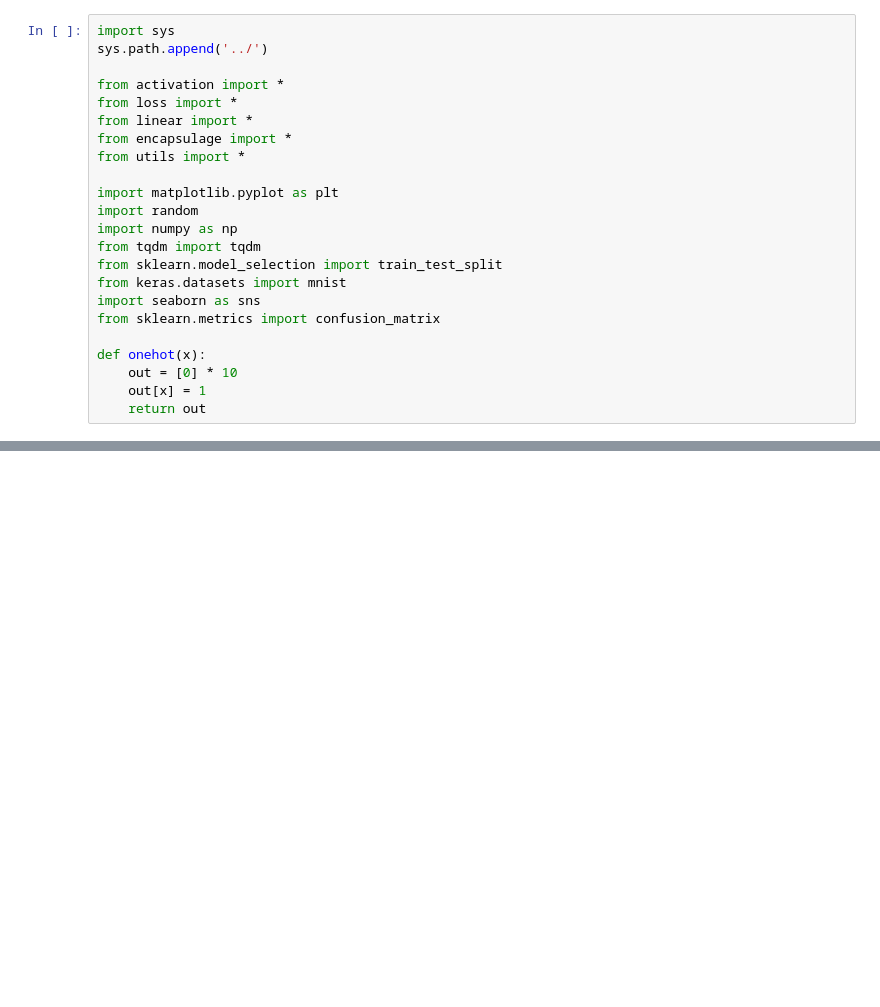
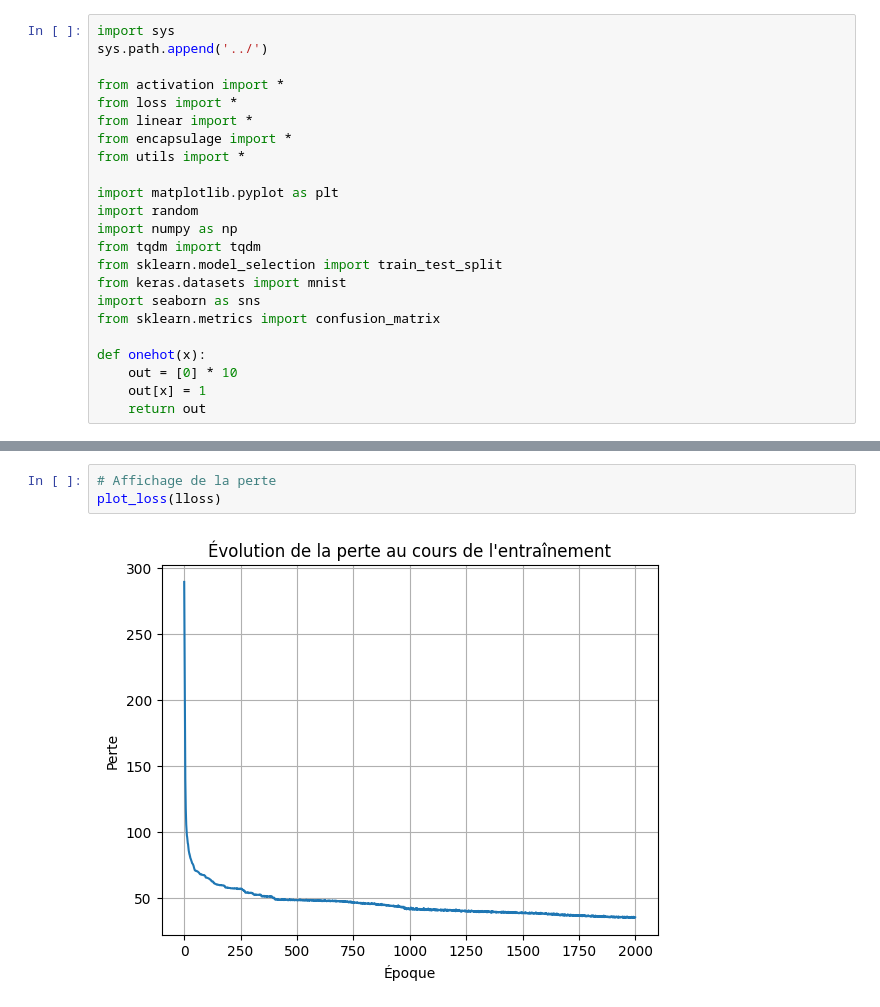
Before and after one commit to KIMSAIDI/DIY-Project, a Jupyter notebook: notebook/test_for_encodage_.ipynb, the cells around one changed output, grey strips where cells are left out. Drawn from its saved outputs; the diff is of its cells as text; blank space fills up the shorter version.

```diff
--- a/notebook/test_for_encodage_.ipynb
+++ b/notebook/test_for_encodage_.ipynb
@@ -115,0 +82,5 @@ plt.grid()
+# %%
+# Affichage de la perte
+plot_loss(lloss)
+# %% [output]
+[figure, added]
```
Also changed, not shown: parts of 4 cells of this notebook, 1 other file.
